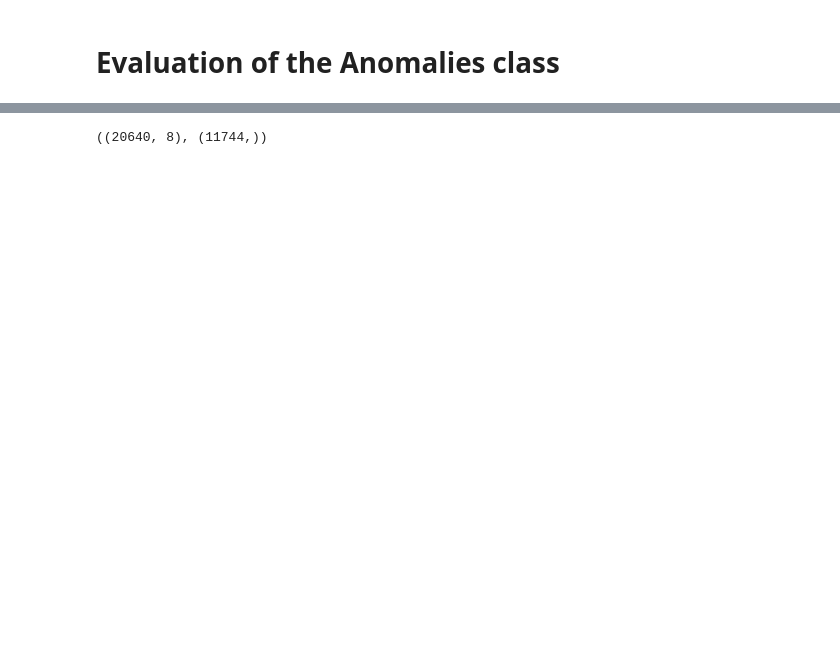
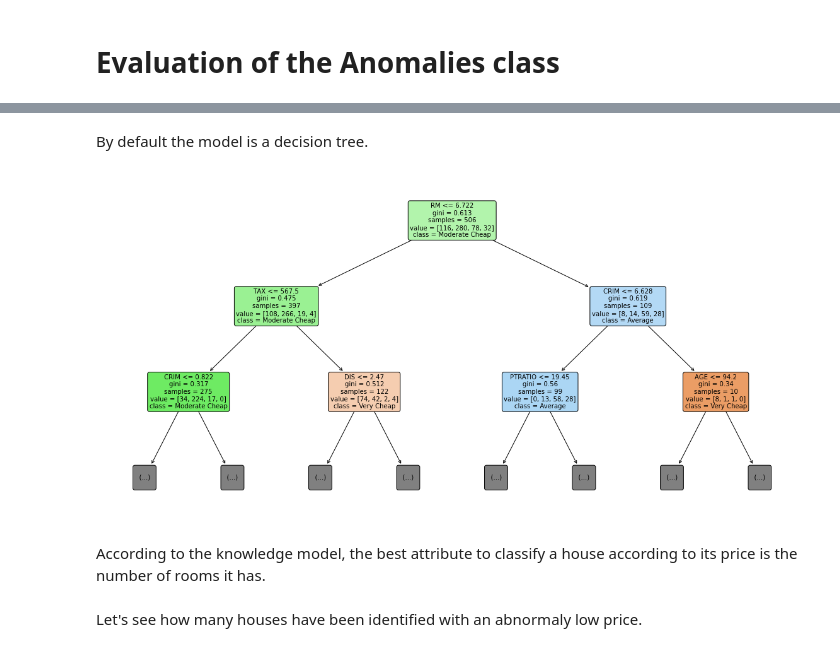
Before and after one commit to rleiva/nescience, a Jupyter notebook: examples/Anomalies.ipynb, the cells around one changed output, grey strips where cells are left out. Saved outputs shown, nothing was run; the diff lists cells and outputs as text; code cells hidden in the pictures; blank space fills up the shorter version.

```diff
--- a/examples/Anomalies.ipynb
+++ b/examples/Anomalies.ipynb
@@ -52,8 +25,18 @@ model.fit(X, y)
-# %%
-anomalies = model.get_anomalies("all")
-X.shape, anomalies.shape
-# %% [output]
-((20640, 8), (11744,))
+# %% [markdown]
+By default the model is a decision tree.
+# %%
+dt = model.model
+# %%
+plt.figure(figsize=(20,10))
+tree.plot_tree(dt, max_depth=2, feature_names=data.feature_names, rounded=True, filled=True,
+               class_names=["Very Cheap", "Moderate Cheap", "Average", "Expensive"])
+plt.show()
+# %% [output]
+[figure, added]
+# %% [markdown]
+According to the knowledge model, the best attribute to classify a house according to its price is the number of rooms it has.
+# %% [markdown]
+Let's see how many houses have been identified with an abnormaly low price.
 # %%
 anomalies = model.get_anomalies("smaller")
 X.shape, anomalies.shape
```
Also changed, not shown: parts of 35 cells of this notebook.
